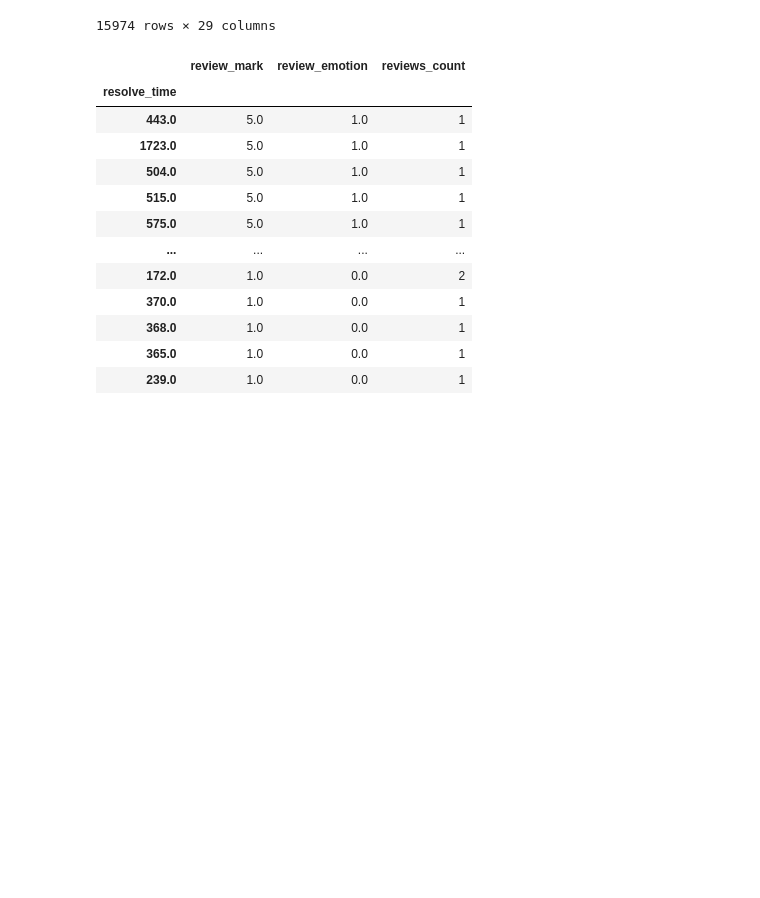
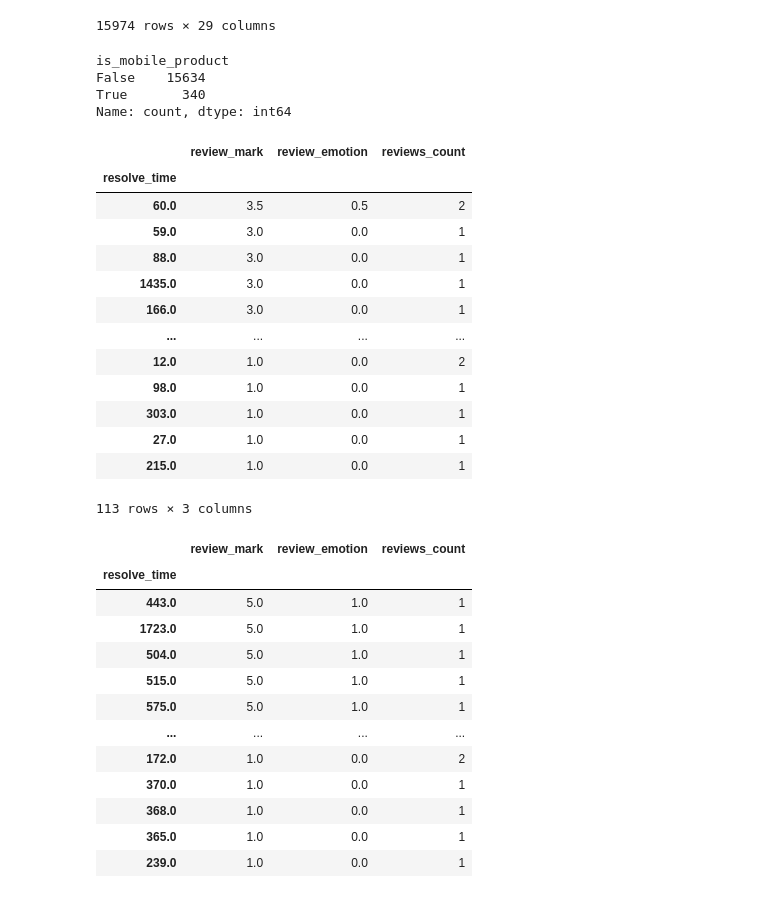
Before and after one commit to Neat-Snap/dano25, a Jupyter notebook: mahnizm.ipynb, the cells around one changed output. Cells and saved outputs as stored; diff of their text form; code cells hidden in the pictures; blank space fills up the shorter version.

```diff
--- a/mahnizm.ipynb
+++ b/mahnizm.ipynb
@@ -116,3 +109,32 @@ df
+# %%
+df["is_mobile_product"].value_counts()
+# %% [output]
+is_mobile_product
+False    15634
+True       340
+Name: count, dtype: int64
+# %%
+reviews_by_resolve_time_mobile = df_mobile.groupby("resolve_time").agg(
+    review_mark=("review_mark", "mean"),
+    review_emotion=("review_emotion", "mean"),
+    reviews_count=("review_mark", "count")
+).sort_values(by="review_mark", ascending=False)
+reviews_by_resolve_time_mobile
+# %% [output]
+|  | review_mark | review_emotion | reviews_count |
+| resolve_time |  |  |  |
+| 60.0 | 3.5 | 0.5 | 2 |
+| 59.0 | 3.0 | 0.0 | 1 |
+| 88.0 | 3.0 | 0.0 | 1 |
+| 1435.0 | 3.0 | 0.0 | 1 |
+| 166.0 | 3.0 | 0.0 | 1 |
+| ... | ... | ... | ... |
+| 12.0 | 1.0 | 0.0 | 2 |
+| 98.0 | 1.0 | 0.0 | 1 |
+| 303.0 | 1.0 | 0.0 | 1 |
+| 27.0 | 1.0 | 0.0 | 1 |
+| 215.0 | 1.0 | 0.0 | 1 |
+113 rows × 3 columns
 # %%
 reviews_by_resolve_time = df.groupby("resolve_time").agg(
     review_mark=("review_mark", "mean"),
```
Also changed, not shown: parts of 9 cells of this notebook, 1 other file.
